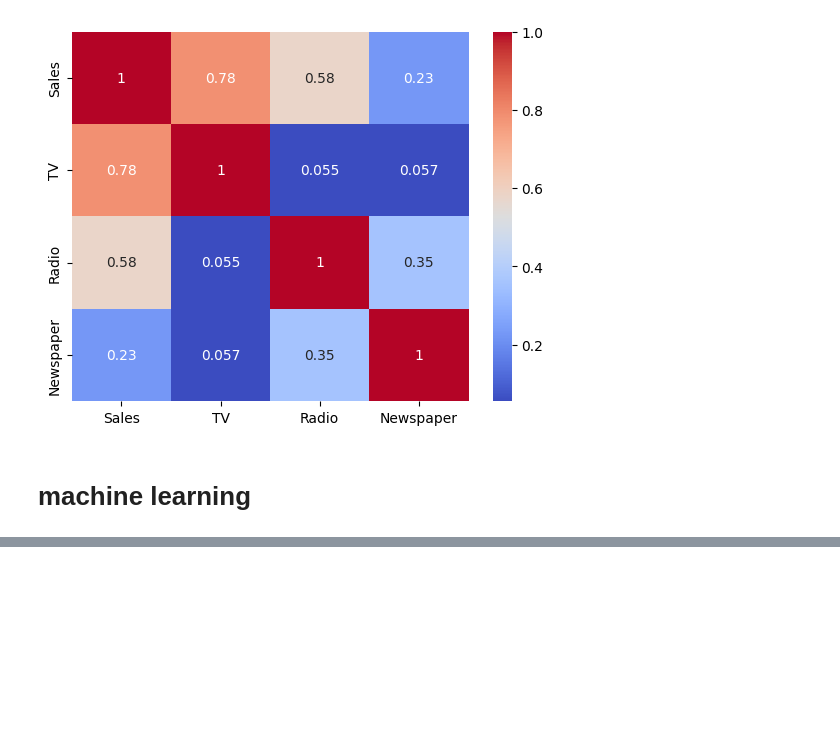
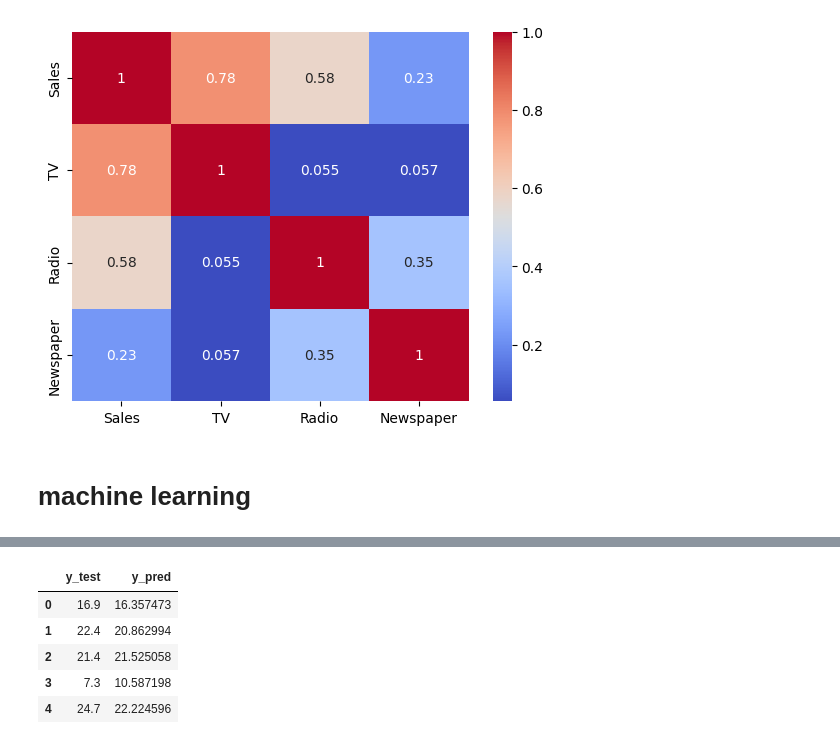
Before and after one commit to vijayagi/data-science-project-, a Jupyter notebook: project_3(poly_regr)/project3.ipynb, the cells around one changed output, grey strips where cells are left out. Drawn from its saved outputs; the diff is of its cells as text; code cells hidden in the pictures; blank space fills up the shorter version.

```diff
--- a/project_3(poly_regr)/project3.ipynb
+++ b/project_3(poly_regr)/project3.ipynb
@@ -115,0 +217,10 @@ from sklearn.metrics import mean_squared_error,mean_absolute_error, r2_score
+# %%
+#print(y1_test.shape)
+pd.DataFrame({'y_test':y_test,'y_pred':y_pred}).head()
+# %% [output]
+|  | y_test | y_pred |
+| 0 | 16.9 | 16.357473 |
+| 1 | 22.4 | 20.862994 |
+| 2 | 21.4 | 21.525058 |
+| 3 | 7.3 | 10.587198 |
+| 4 | 24.7 | 22.224596 |
```
Also changed, not shown: parts of 16 cells of this notebook, 1 other file.
